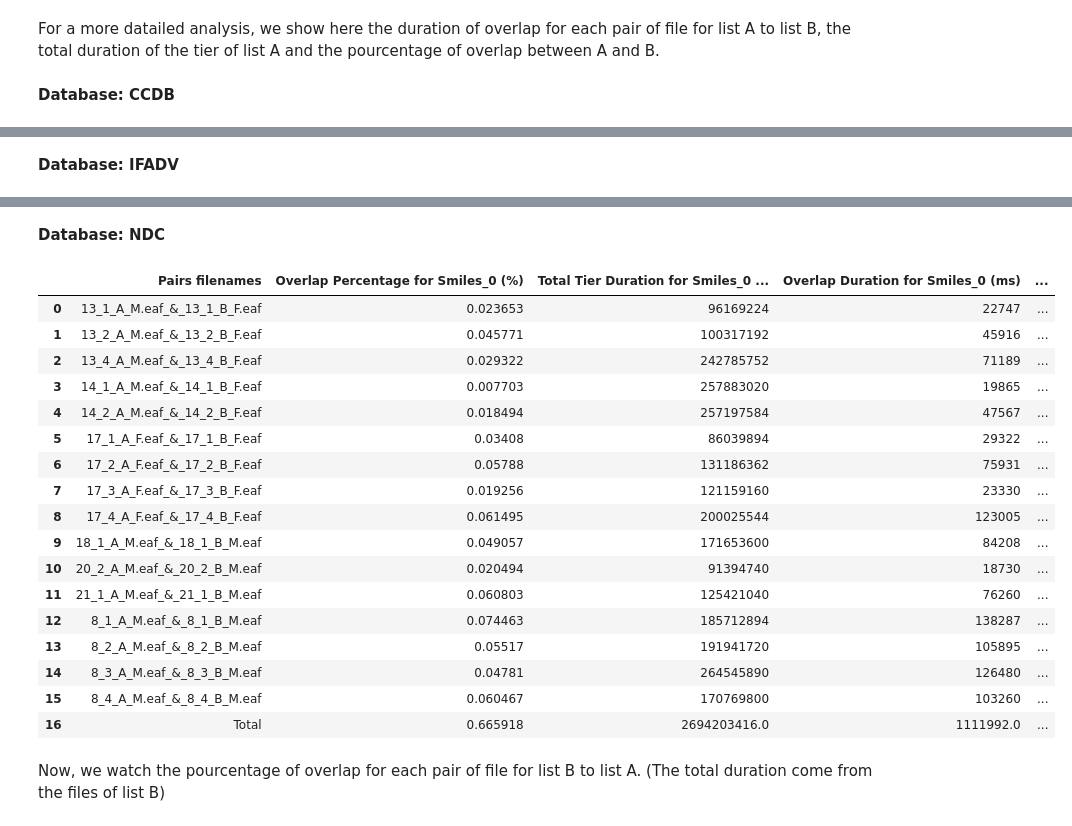
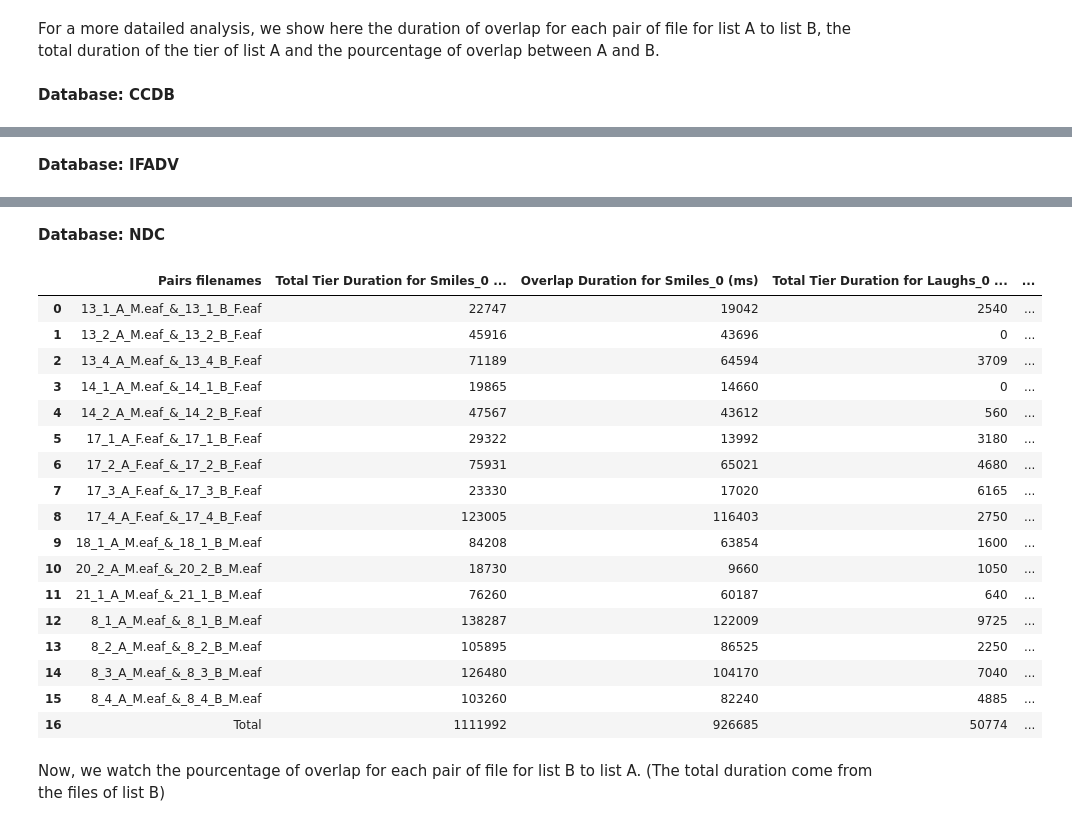
Before and after one commit to LucileVincent/S-L-Dynamics-Analysis, a Jupyter notebook: Overlapping_analysis.ipynb, the cells around one changed output, grey strips where cells are left out. Saved outputs shown, nothing was run; the diff lists cells and outputs as text; code cells hidden in the pictures.

```diff
--- a/Overlapping_analysis.ipynb
+++ b/Overlapping_analysis.ipynb
@@ -35,7 +35,6 @@ for i, database in enumerate(databases_name):
         for i in range(0, len(databases_list), 2):
             filepath_A = databases_list[i]
             filepath_B = databases_list[i+1]
-            pair_name = f"Pair {i//2 + 1}"
             pair_file_A = os.path.basename(filepath_A)
             pair_file_B = os.path.basename(filepath_B)
 
@@ -43,7 +42,7 @@ for i, database in enumerate(databases_name):
                 pair_name = f"{pair_file_A}_&_{pair_file_B}"
 
             pair_dict = {}
-            for tier in expressions + ["Role"]:
+            for tier in expressions:
                 lstA_tier = get_tier_from_file(filepath_A, tier)
                 lstB_tier = get_tier_from_file(filepath_B, tier)
 
@@ -74,9 +73,20 @@ for database, dataset_dict in overlapping_segments_dict.items():
             if not segments:
                 percentage = 0
             else:
-                overlapping_duration = sum(segment[1] - segment[0] for segment in segments)
-                total_duration = sum(max(segment[1] for segment in segments) for segment in lstA[tier])
-                percentage = (overlapping_duration / total_duration) * 100
+                total_duration = 0
+                overlap_duration = 0
+                for segmentA, segmentB in segments.items():
+                    total_duration += segmentA[1] - segmentA[0]
+                    for seg in segmentB:
+                        if seg[0] > segmentA[0] and seg[1] < segmentA[1]:
+                            overlap_duration += seg[1] - seg[0]
+                        elif seg[0] < segmentA[0] and seg[1] > segmentA[1]:
+                            overlap_duration += segmentA[1] - segmentA[0]
+                        elif seg[0] < segmentA[0] and seg[1] < segmentA[1]:
+                            overlap_duration += seg[1] - segmentA[0]
+                        elif seg[0] > segmentA[0] and seg[1] > segmentA[1]:
+                            overlap_duration += segmentA[1] - seg[0]
+                percentage = overlap_duration / total_duration * 100
             percentages[tier] = percentage
 
         data.append({'Pairs filenames': pair_name, **percentages})
@@ -146,7 +156,7 @@ for i, database in enumerate(databases_name):
                 pair_name = f"{pair_file_A}_&_{pair_file_B}"
 
             pair_dict = {}
-            for tier in expressions + ["Role"]:
+            for tier in expressions:
                 lstA_tier = get_tier_from_file(filepath_A, tier)
                 lstB_tier = get_tier_from_file(filepath_B, tier)
 
@@ -169,7 +179,7 @@ for i, database in enumerate(databases_name):
 
 dataframes = {}
 for database, dataset_dict in overlapping_segments_dict.items():
-    tiers = expressions + ["Role"]
+    tiers = expressions
     data = {tier: [] for tier in tiers}
     for pair_name, pair_dict in dataset_dict.items():
         for tier in tiers:
@@ -179,9 +189,20 @@ for database, dataset_dict in overlapping_segments_dict.items():
                 total_duration = 0
                 percentage = 0
             else:
-                overlap_duration = sum(segment[1] - segment[0] for segment in segments)
-                total_duration = sum(max(segment[1] for segment in segments) for segment in lstA[tier])
-                percentage = (overlap_duration / total_duration) * 100
+                total_duration = 0
+                overlap_duration = 0
+                for segmentA, segmentB in segments.items():
+                    total_duration += segmentA[1] - segmentA[0]
+                    for seg in segmentB:
+                        if seg[0] > segmentA[0] and seg[1] < segmentA[1]:
+                            overlap_duration += seg[1] - seg[0]
+                        elif seg[0] < segmentA[0] and seg[1] > segmentA[1]:
+                            overlap_duration += segmentA[1] - segmentA[0]
+                        elif seg[0] < segmentA[0] and seg[1] < segmentA[1]:
+                            overlap_duration += seg[1] - segmentA[0]
+                        elif seg[0] > segmentA[0] and seg[1] > segmentA[1]:
+                            overlap_duration += segmentA[1] - seg[0]
+                percentage = overlap_duration / total_duration * 100
             data[tier].append({
                 'Pairs filenames': pair_name,
                 f'Overlap Percentage for {tier} (%)': percentage,
@@ -196,14 +217,18 @@ for database, dataset_dict in overlapping_segments_dict.items():
 
     df_merged = pd.concat(dfs, axis=1)
     df_merged = df_merged.loc[:, ~df_merged.columns.duplicated()]
-
-    # Calculer le total de chaque colonne
+    df_filter = df_merged.filter(like='Overlap Percentage for')
+    df_merged = df_merged.drop(df_filter.columns, axis=1)
     df_total = df_merged.sum(numeric_only=True)
     df_total['Pairs filenames'] = 'Total'
 
-    # Ajouter la ligne "Total" à la fin du DataFrame
+    for tier in expressions:
+        overlap_duration_col = f'Overlap Duration for {tier} (ms)'
+        total_duration_col = f'Total Tier Duration for {tier} (ms)'
+        overlap_percentage_col = f'Overlap Percentage for {tier} (%)'
+        df_total[overlap_percentage_col] = (df_total[overlap_duration_col] / df_total[total_duration_col]) * 100
+    df_merged = pd.concat([df_merged, df_filter], axis=1)
     df_merged = pd.concat([df_merged, pd.DataFrame(df_total).T], ignore_index=True)
-
     dataframes[database] = df_merged
 
 for database, df in dataframes.items():
@@ -234,22 +259,22 @@ for database, df in dataframes.items():
 **Database: NDC**
-|  | Pairs filenames | Overlap Percentage for Smiles_0 (%) | Total Tier Duration for Smiles_0 ... | Overlap Duration for Smiles_0 (ms) | ... |
-| 0 | 13_1_A_M.eaf_&_13_1_B_F.eaf | 0.023653 | 96169224 | 22747 | ... |
-| 1 | 13_2_A_M.eaf_&_13_2_B_F.eaf | 0.045771 | 100317192 | 45916 | ... |
-| 2 | 13_4_A_M.eaf_&_13_4_B_F.eaf | 0.029322 | 242785752 | 71189 | ... |
-| 3 | 14_1_A_M.eaf_&_14_1_B_F.eaf | 0.007703 | 257883020 | 19865 | ... |
-| 4 | 14_2_A_M.eaf_&_14_2_B_F.eaf | 0.018494 | 257197584 | 47567 | ... |
-| 5 | 17_1_A_F.eaf_&_17_1_B_F.eaf | 0.03408 | 86039894 | 29322 | ... |
-| 6 | 17_2_A_F.eaf_&_17_2_B_F.eaf | 0.05788 | 131186362 | 75931 | ... |
-| 7 | 17_3_A_F.eaf_&_17_3_B_F.eaf | 0.019256 | 121159160 | 23330 | ... |
-| 8 | 17_4_A_F.eaf_&_17_4_B_F.eaf | 0.061495 | 200025544 | 123005 | ... |
-| 9 | 18_1_A_M.eaf_&_18_1_B_M.eaf | 0.049057 | 171653600 | 84208 | ... |
-| 10 | 20_2_A_M.eaf_&_20_2_B_M.eaf | 0.020494 | 91394740 | 18730 | ... |
-| 11 | 21_1_A_M.eaf_&_21_1_B_M.eaf | 0.060803 | 125421040 | 76260 | ... |
-| 12 | 8_1_A_M.eaf_&_8_1_B_M.eaf | 0.074463 | 185712894 | 138287 | ... |
-| 13 | 8_2_A_M.eaf_&_8_2_B_M.eaf | 0.05517 | 191941720 | 105895 | ... |
-| 14 | 8_3_A_M.eaf_&_8_3_B_M.eaf | 0.04781 | 264545890 | 126480 | ... |
-| 15 | 8_4_A_M.eaf_&_8_4_B_M.eaf | 0.060467 | 170769800 | 103260 | ... |
-| 16 | Total | 0.665918 | 2694203416.0 | 1111992.0 | ... |
+|  | Pairs filenames | Total Tier Duration for Smiles_0 ... | Overlap Duration for Smiles_0 (ms) | Total Tier Duration for Laughs_0 ... | ... |
+| 0 | 13_1_A_M.eaf_&_13_1_B_F.eaf | 22747 | 19042 | 2540 | ... |
+| 1 | 13_2_A_M.eaf_&_13_2_B_F.eaf | 45916 | 43696 | 0 | ... |
+| 2 | 13_4_A_M.eaf_&_13_4_B_F.eaf | 71189 | 64594 | 3709 | ... |
+| 3 | 14_1_A_M.eaf_&_14_1_B_F.eaf | 19865 | 14660 | 0 | ... |
+| 4 | 14_2_A_M.eaf_&_14_2_B_F.eaf | 47567 | 43612 | 560 | ... |
+| 5 | 17_1_A_F.eaf_&_17_1_B_F.eaf | 29322 | 13992 | 3180 | ... |
+| 6 | 17_2_A_F.eaf_&_17_2_B_F.eaf | 75931 | 65021 | 4680 | ... |
+| 7 | 17_3_A_F.eaf_&_17_3_B_F.eaf | 23330 | 17020 | 6165 | ... |
+| 8 | 17_4_A_F.eaf_&_17_4_B_F.eaf | 123005 | 116403 | 2750 | ... |
+| 9 | 18_1_A_M.eaf_&_18_1_B_M.eaf | 84208 | 63854 | 1600 | ... |
+| 10 | 20_2_A_M.eaf_&_20_2_B_M.eaf | 18730 | 9660 | 1050 | ... |
+| 11 | 21_1_A_M.eaf_&_21_1_B_M.eaf | 76260 | 60187 | 640 | ... |
+| 12 | 8_1_A_M.eaf_&_8_1_B_M.eaf | 138287 | 122009 | 9725 | ... |
+| 13 | 8_2_A_M.eaf_&_8_2_B_M.eaf | 105895 | 86525 | 2250 | ... |
+| 14 | 8_3_A_M.eaf_&_8_3_B_M.eaf | 126480 | 104170 | 7040 | ... |
+| 15 | 8_4_A_M.eaf_&_8_4_B_M.eaf | 103260 | 82240 | 4885 | ... |
+| 16 | Total | 1111992 | 926685 | 50774 | ... |
 # %% [markdown]
 Now, we watch the pourcentage of overlap for each pair of file for list B to list A. (The total duration come from the files of list B)
 # %%
```
Also changed, not shown: parts of 14 cells of this notebook, 1 other file.
